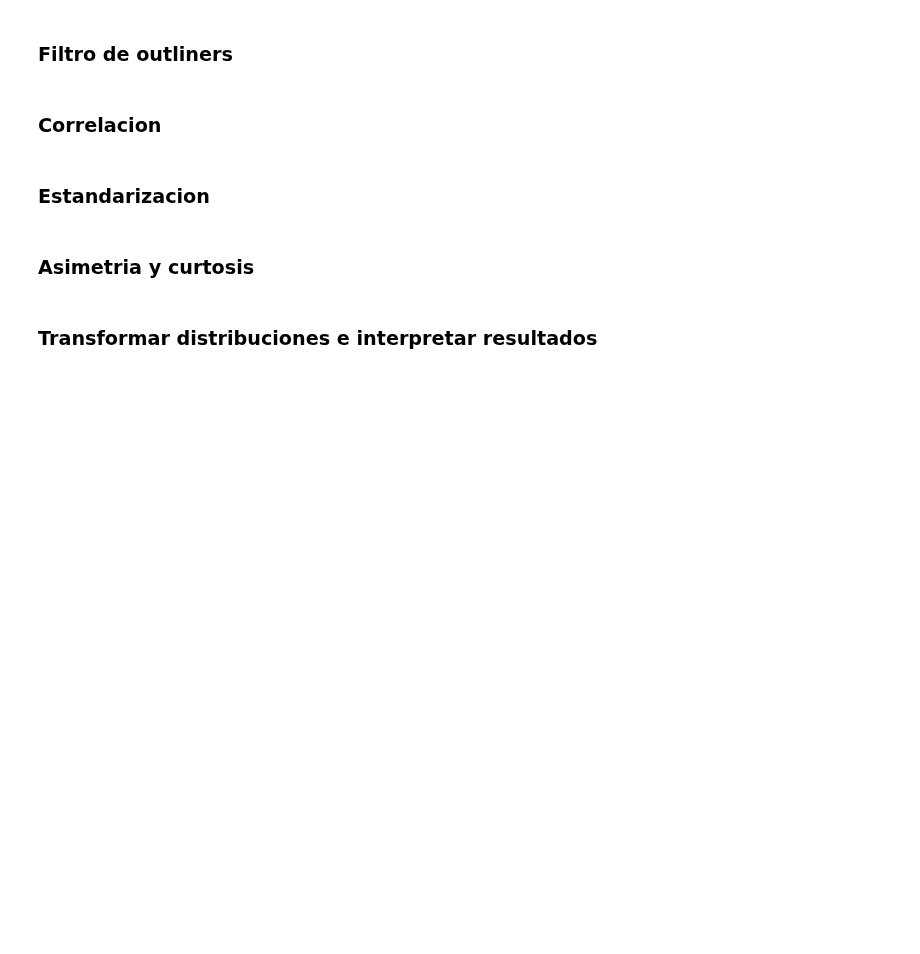
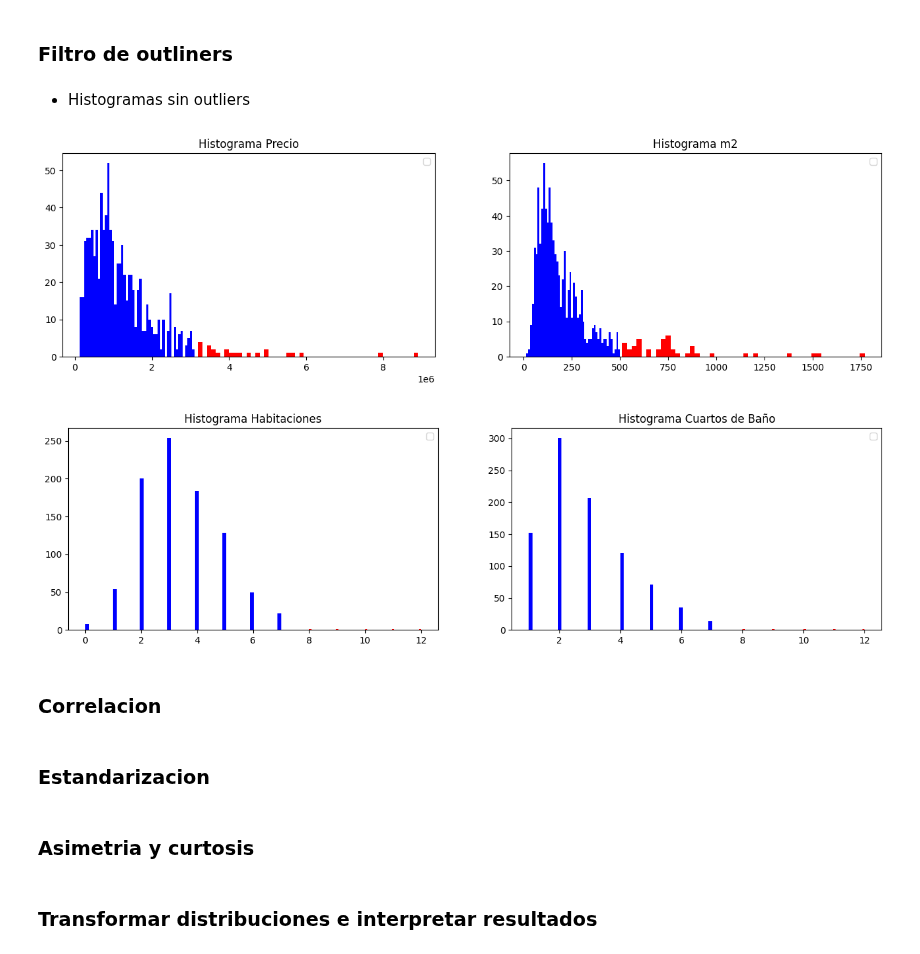
Before and after one commit to ceciorosco/Cecilia-Repositorio, a Jupyter notebook: Modulo 2/ejercicio_practico_modulo_2.ipynb, the cells around one changed output. Cells and saved outputs as stored; diff of their text form; code cells hidden in the pictures; blank space fills up the shorter version.

```diff
--- a/Modulo 2/ejercicio_practico_modulo_2.ipynb
+++ b/Modulo 2/ejercicio_practico_modulo_2.ipynb
@@ -241,5 +234,38 @@ array([470000, 475000, 380000, 325000, 320000, 238000, 425000, 233000,
 # %% [markdown]
 ### Filtro de outliners
+# %%
+def filtrar_outliers(array, k, Q1, Q3, IQR):
+    limite_inf = Q1 - IQR * k
+    limite_sup = Q3 + IQR * k
+    array_sin_outliers = array[(array >= limite_inf) & (array <= limite_sup)]
+    return array_sin_outliers
+# %%
+price_sin_outliers = filtrar_outliers(price, 1.5, Q1_price, Q3_price, iqr_price)
+bedrooms_sin_outliers = filtrar_outliers(bedrooms, 1.5, Q1_betr, Q3_betr, iqr_betr)
+bathrooms_sin_outliers = filtrar_outliers(bathrooms, 1.5, Q1_bath, Q3_bath, iqr_bath)
+m2_sin_outliers = filtrar_outliers(m2, 1.5, Q1_m2, Q3_m2, iqr_m2)
+# %% [markdown]
+* Histogramas sin outliers
+# %%
+def Histograma3 (sub, xla, xla_sin, tit):
+    plt.subplot(1, 2, sub)
+    outliers = list(set(xla) - set(xla_sin))
+    plt.hist(xla_sin, bins = 50, color = "blue")
+    plt.hist(outliers, bins = 50, color = "red")
+    plt.title(f"Histograma {tit}")
+    plt.legend()
+# %%
+ plt.figure(figsize=(16, 4))
+ Histograma3(1, price, price_sin_outliers, "Precio")
+ Histograma3(2, m2, m2_sin_outliers, "m2")
+ plt.show()
+ plt.figure(figsize=(16, 4))
+ Histograma3(1, bedrooms, bedrooms_sin_outliers, "Habitaciones")
+ Histograma3(2, bathrooms, bathrooms_sin_outliers, "Cuartos de Baño")
+ plt.show()
+# %% [output]
+[figure, added]
+[figure, added]
 # %% [markdown]
 ### Correlacion
 # %% [markdown]
```
Also changed, not shown: parts of 6 cells of this notebook.
